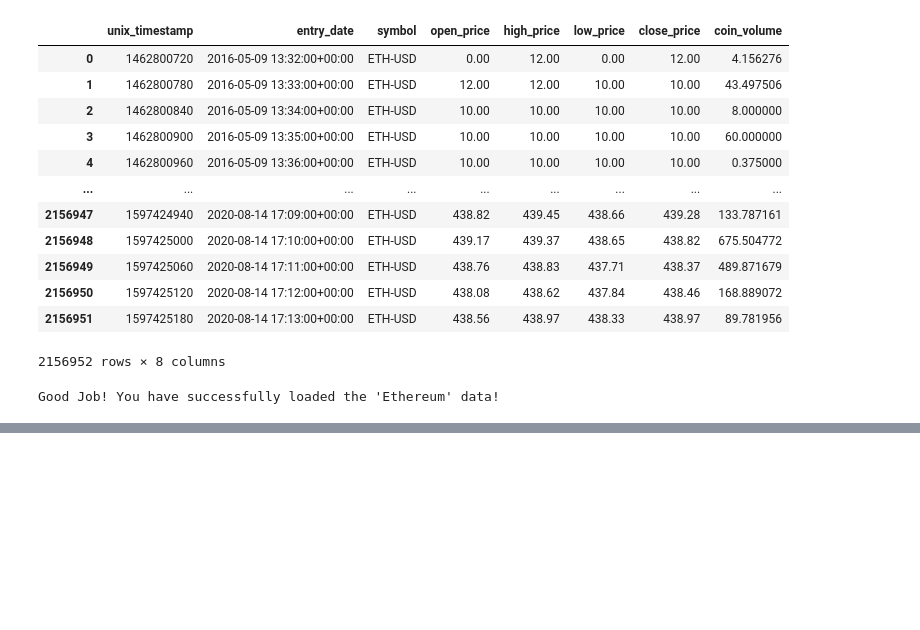
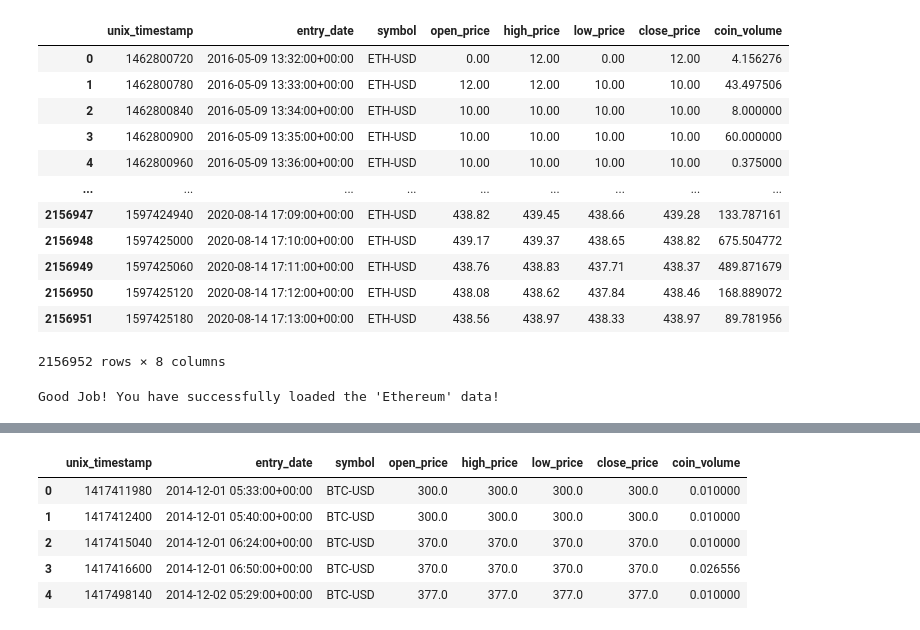
Before and after one commit to Gendo90/Crypto-Historical-Prices, a Jupyter notebook: ETH & BTC Load Into SQL.ipynb, the cells around one changed output, grey strips where cells are left out. Saved outputs shown, nothing was run; the diff lists cells and outputs as text; code cells hidden in the pictures; blank space fills up the shorter version.

```diff
--- a/ETH & BTC Load Into SQL.ipynb
+++ b/ETH & BTC Load Into SQL.ipynb
@@ -105,0 +146,13 @@ Good Job! You have successfully loaded the 'Ethereum' data!
+# %%
+#update the column names to match the schema of the database table
+sql_columns = ["Unix_Timestamp", "Entry_Date", "Symbol", "Open_Price", "High_Price", "Low_Price", "Close_Price", "Coin_Volume"]
+lowercase_sql_columns = [a.lower() for a in sql_columns]
+btc_df.columns = lowercase_sql_columns
+btc_df.head()
+# %% [output]
+|  | unix_timestamp | entry_date | symbol | open_price | high_price | low_price | close_price | coin_volume |
+| 0 | 1417411980 | 2014-12-01 05:33:00+00:00 | BTC-USD | 300.0 | 300.0 | 300.0 | 300.0 | 0.010000 |
+| 1 | 1417412400 | 2014-12-01 05:40:00+00:00 | BTC-USD | 300.0 | 300.0 | 300.0 | 300.0 | 0.010000 |
+| 2 | 1417415040 | 2014-12-01 06:24:00+00:00 | BTC-USD | 370.0 | 370.0 | 370.0 | 370.0 | 0.010000 |
+| 3 | 1417416600 | 2014-12-01 06:50:00+00:00 | BTC-USD | 370.0 | 370.0 | 370.0 | 370.0 | 0.026556 |
+| 4 | 1417498140 | 2014-12-02 05:29:00+00:00 | BTC-USD | 377.0 | 377.0 | 377.0 | 377.0 | 0.010000 |
```
Also changed, not shown: parts of 9 cells of this notebook.
